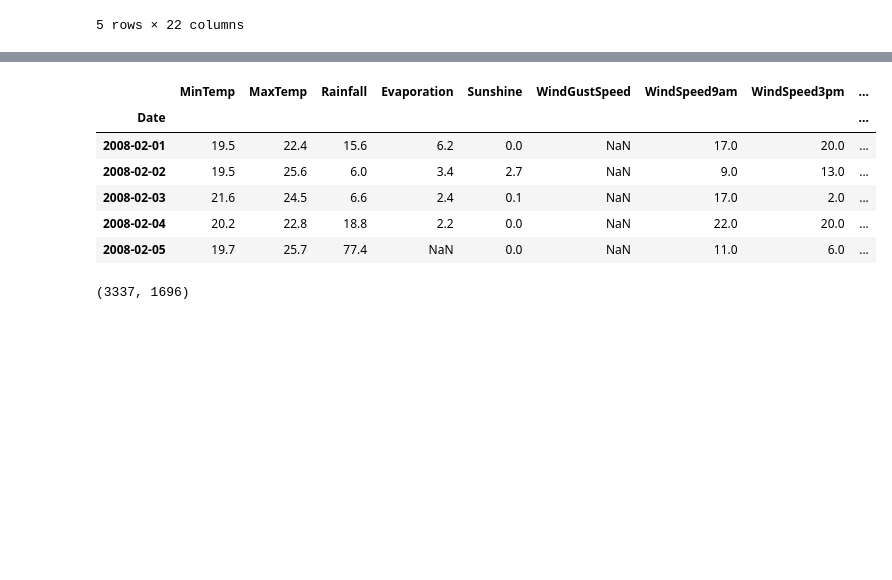
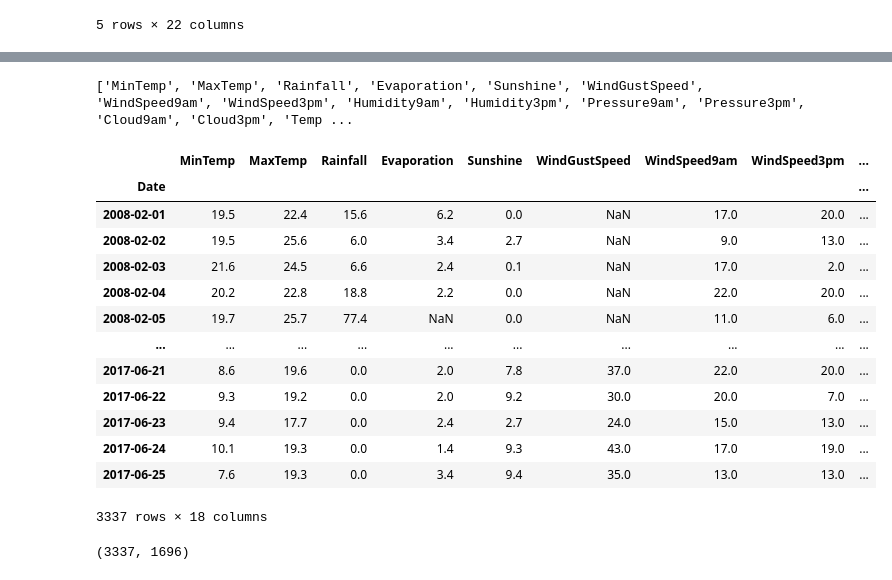
Before and after one commit to Louis2602/AI-Road-Map, a Jupyter notebook: MachineLearningWithPython/00 - Project - k-Nearest-Neighbor Classifier (KNN).ipynb, the cells around one changed output, grey strips where cells are left out. Cells and saved outputs as stored; diff of their text form; code cells hidden in the pictures; blank space fills up the shorter version.

```diff
--- a/MachineLearningWithPython/00 - Project - k-Nearest-Neighbor Classifier (KNN).ipynb
+++ b/MachineLearningWithPython/00 - Project - k-Nearest-Neighbor Classifier (KNN).ipynb
@@ -140,17 +161,26 @@ data.head()
 # %%
 # Only take columns contain float number data
 columns = list(data.select_dtypes(include=[np.float64]))
-
+columns.append('RainTomorrow')
+print(columns)
 dataset = data[columns]
-dataset.head()
+dataset
 # %% [output]
+['MinTemp', 'MaxTemp', 'Rainfall', 'Evaporation', 'Sunshine', 'WindGustSpeed', 'WindSpeed9am', 'WindSpeed3pm', 'Humidity9am', 'Humidity3pm', 'Pressure9am', 'Pressure3pm', 'Cloud9am', 'Cloud3pm', 'Temp ...
 |  | MinTemp | MaxTemp | Rainfall | Evaporation | Sunshine | WindGustSpeed | WindSpeed9am | WindSpeed3pm | ... |
 | Date |  |  |  |  |  |  |  |  | ... |
 | 2008-02-01 | 19.5 | 22.4 | 15.6 | 6.2 | 0.0 | NaN | 17.0 | 20.0 | ... |
 | 2008-02-02 | 19.5 | 25.6 | 6.0 | 3.4 | 2.7 | NaN | 9.0 | 13.0 | ... |
 | 2008-02-03 | 21.6 | 24.5 | 6.6 | 2.4 | 0.1 | NaN | 17.0 | 2.0 | ... |
 | 2008-02-04 | 20.2 | 22.8 | 18.8 | 2.2 | 0.0 | NaN | 22.0 | 20.0 | ... |
 | 2008-02-05 | 19.7 | 25.7 | 77.4 | NaN | 0.0 | NaN | 11.0 | 6.0 | ... |
+| ... | ... | ... | ... | ... | ... | ... | ... | ... | ... |
+| 2017-06-21 | 8.6 | 19.6 | 0.0 | 2.0 | 7.8 | 37.0 | 22.0 | 20.0 | ... |
+| 2017-06-22 | 9.3 | 19.2 | 0.0 | 2.0 | 9.2 | 30.0 | 20.0 | 7.0 | ... |
+| 2017-06-23 | 9.4 | 17.7 | 0.0 | 2.4 | 2.7 | 24.0 | 15.0 | 13.0 | ... |
+| 2017-06-24 | 10.1 | 19.3 | 0.0 | 1.4 | 9.3 | 43.0 | 17.0 | 19.0 | ... |
+| 2017-06-25 | 7.6 | 19.3 | 0.0 | 3.4 | 9.4 | 35.0 | 13.0 | 13.0 | ... |
+3337 rows × 18 columns
 # %%
 dataset_clean = dataset.dropna()
 len(dataset), len(dataset_clean)
```
Also changed, not shown: parts of 6 cells of this notebook, 1 other file.
